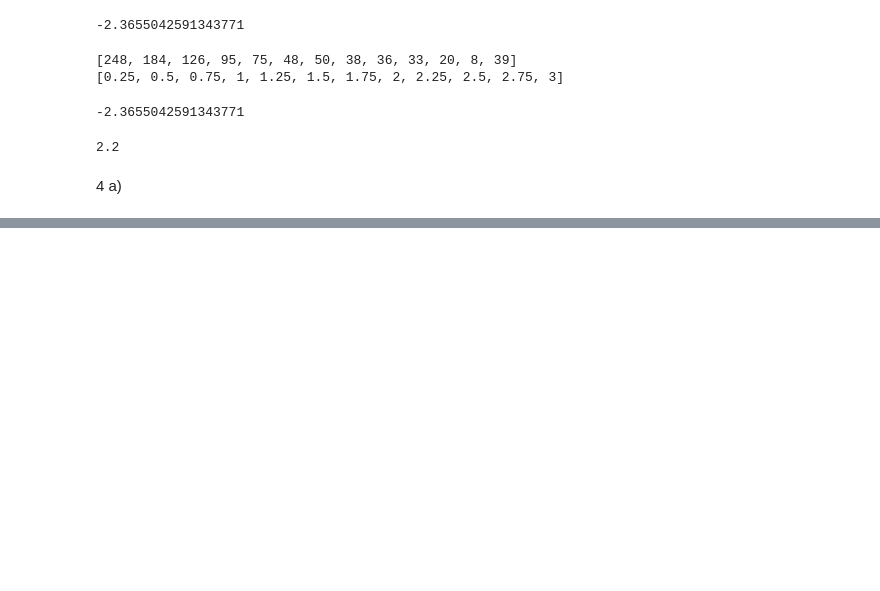
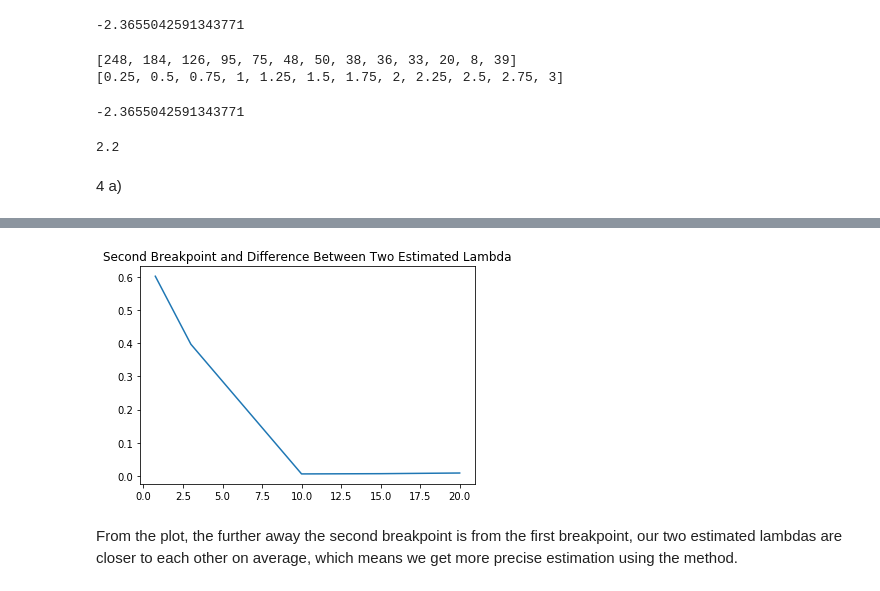
Before and after one commit to GongtingPeng/Funnel, a Jupyter notebook: Funnel.ipynb, the cells around one changed output, grey strips where cells are left out. Saved outputs shown, nothing was run; the diff lists cells and outputs as text; code cells hidden in the pictures; blank space fills up the shorter version.

```diff
--- a/Funnel.ipynb
+++ b/Funnel.ipynb
@@ -298,12 +298,13 @@ def sim_graph(niter= 1000, n=100, l=1, bp = [.25, .75]):
 
     estlam1 /= 1000
     estlam2 /= 1000
-    print 'Lambda estimation 1:', estlam1, 'Lambda estimation 2:', estlam2
+#     print 'Lambda estimation 1:', estlam1, 'Lambda estimation 2:', estlam2
 
-#     plt.scatter([i for i in range(niter)], diff)
-    plt.plot(diff)
-    plt.axhline(y=0, color='r', linestyle='--')
-    plt.title('Figure 3: Difference of lambda estimation')
-    plt.xlabel('Number of interations')
-    plt.ylabel('Lamda difference')
-    plt.show()
+# #     plt.scatter([i for i in range(niter)], diff)
+#     plt.plot(diff)
+#     plt.axhline(y=0, color='r', linestyle='--')
+#     plt.title('Figure 3: Difference of lambda estimation')
+#     plt.xlabel('Number of interations')
+#     plt.ylabel('Lamda difference')
+#     plt.show()
+    return np.mean(diff)
@@ -348,0 +311,13 @@ Wall time: 3.88 s
+# %%
+second = [0.75, 3, 10, 15, 20]
+diff = []
+for i in second:
+    diff.append(sim_graph(bp=[0.25,i]))
+# %%
+plt.plot(second, diff)
+plt.title('Second Breakpoint and Difference Between Two Estimated Lambda')
+plt.show()
+# %% [output]
+[figure, added]
+# %% [markdown]
+From the plot, the further away the second breakpoint is from the first breakpoint, our two estimated lambdas are closer to each other on average, which means we get more precise estimation using the method.
```
Also changed, not shown: parts of 8 cells of this notebook.
